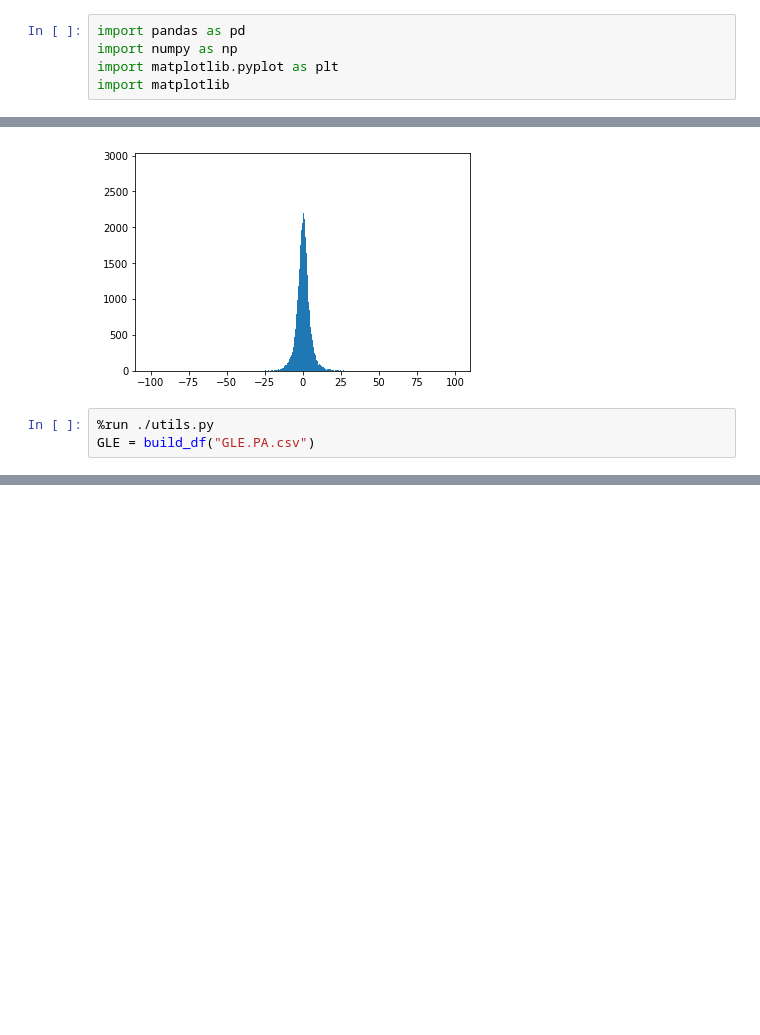
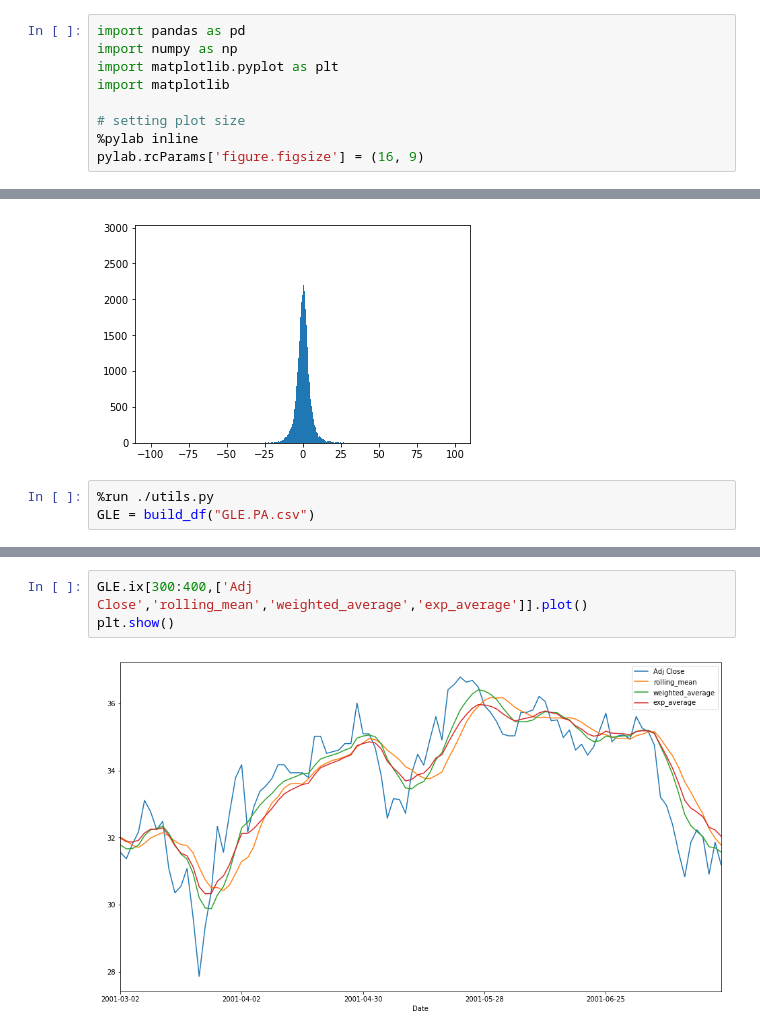
Before and after one commit to edouardcuny/quant, a Jupyter notebook: Carmela/playing.ipynb, the cells around one changed output, grey strips where cells are left out. Drawn from its saved outputs; the diff is of its cells as text; blank space fills up the shorter version.

```diff
--- a/Carmela/playing.ipynb
+++ b/Carmela/playing.ipynb
@@ -3,3 +3,7 @@ import pandas as pd
 import numpy as np
 import matplotlib.pyplot as plt
 import matplotlib
+
+# setting plot size
+%pylab inline
+pylab.rcParams['figure.figsize'] = (16, 9)
@@ -154,0 +169,5 @@ GLE
+# %%
+GLE.ix[300:400,['Adj Close','rolling_mean','weighted_average','exp_average']].plot()
+plt.show()
+# %% [output]
+[figure, added]
```
Also changed, not shown: parts of 4 cells of this notebook, 3 other files.
